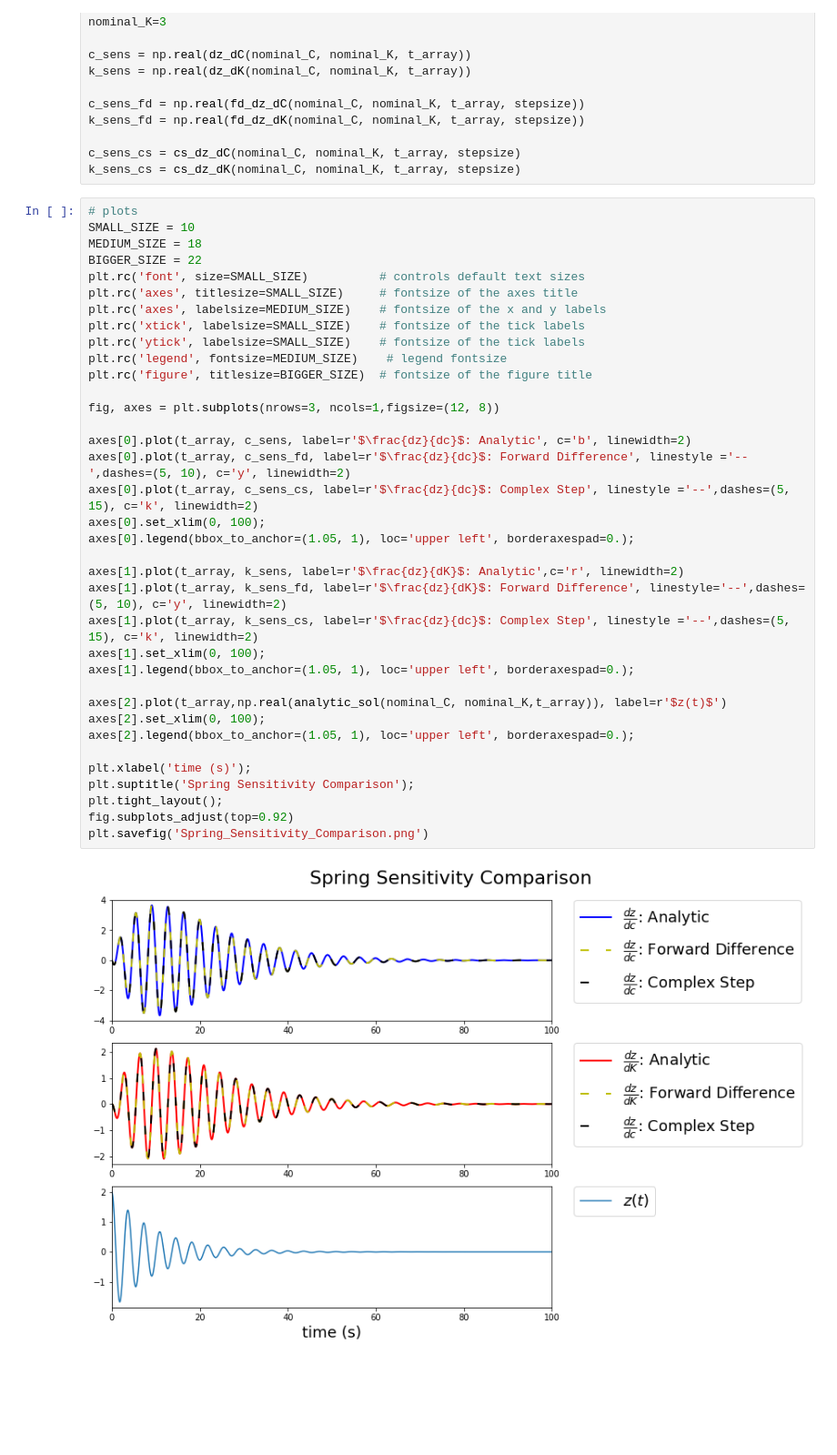
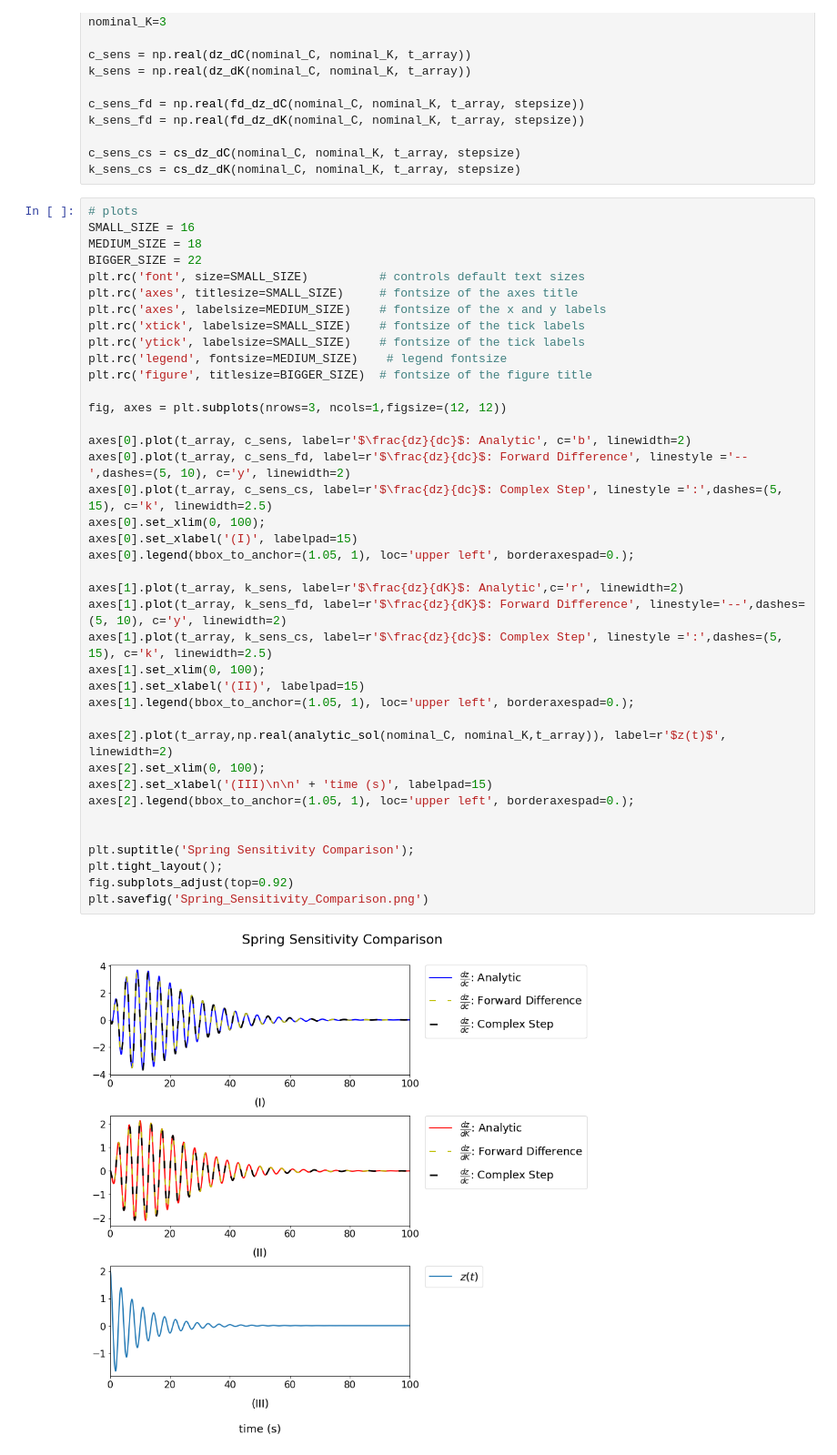
Before and after one commit to adamcwatts/MA540_UQ, a Jupyter notebook: Project2/Project2_ProblemA.ipynb, the cells around one changed output. Shown at 91% size. Cells and saved outputs as stored; diff of their text form; blank space fills up the shorter version.

```diff
--- a/Project2/Project2_ProblemA.ipynb
+++ b/Project2/Project2_ProblemA.ipynb
@@ -65,42 +70,45 @@ c_sens_cs = cs_dz_dC(nominal_C, nominal_K, t_array, stepsize)
 k_sens_cs = cs_dz_dK(nominal_C, nominal_K, t_array, stepsize)
 # %%
 # plots
-SMALL_SIZE = 10
+SMALL_SIZE = 16
 MEDIUM_SIZE = 18
 BIGGER_SIZE = 22
 plt.rc('font', size=SMALL_SIZE)          # controls default text sizes
 plt.rc('axes', titlesize=SMALL_SIZE)     # fontsize of the axes title
 plt.rc('axes', labelsize=MEDIUM_SIZE)    # fontsize of the x and y labels
 plt.rc('xtick', labelsize=SMALL_SIZE)    # fontsize of the tick labels
 plt.rc('ytick', labelsize=SMALL_SIZE)    # fontsize of the tick labels
 plt.rc('legend', fontsize=MEDIUM_SIZE)    # legend fontsize
 plt.rc('figure', titlesize=BIGGER_SIZE)  # fontsize of the figure title
 
-fig, axes = plt.subplots(nrows=3, ncols=1,figsize=(12, 8))
+fig, axes = plt.subplots(nrows=3, ncols=1,figsize=(12, 12))
 
 axes[0].plot(t_array, c_sens, label=r'$\frac{dz}{dc}$: Analytic', c='b', linewidth=2)
 axes[0].plot(t_array, c_sens_fd, label=r'$\frac{dz}{dc}$: Forward Difference', linestyle ='--',dashes=(5, 10), c='y', linewidth=2)
-axes[0].plot(t_array, c_sens_cs, label=r'$\frac{dz}{dc}$: Complex Step', linestyle ='--',dashes=(5, 15), c='k', linewidth=2)
+axes[0].plot(t_array, c_sens_cs, label=r'$\frac{dz}{dc}$: Complex Step', linestyle =':',dashes=(5, 15), c='k', linewidth=2.5)
 axes[0].set_xlim(0, 100);
+axes[0].set_xlabel('(I)', labelpad=15)
 axes[0].legend(bbox_to_anchor=(1.05, 1), loc='upper left', borderaxespad=0.);
 
 axes[1].plot(t_array, k_sens, label=r'$\frac{dz}{dK}$: Analytic',c='r', linewidth=2)
 axes[1].plot(t_array, k_sens_fd, label=r'$\frac{dz}{dK}$: Forward Difference', linestyle='--',dashes=(5, 10), c='y', linewidth=2)
-axes[1].plot(t_array, k_sens_cs, label=r'$\frac{dz}{dc}$: Complex Step', linestyle ='--',dashes=(5, 15), c='k', linewidth=2)
+axes[1].plot(t_array, k_sens_cs, label=r'$\frac{dz}{dc}$: Complex Step', linestyle =':',dashes=(5, 15), c='k', linewidth=2.5)
 axes[1].set_xlim(0, 100);
+axes[1].set_xlabel('(II)', labelpad=15)
 axes[1].legend(bbox_to_anchor=(1.05, 1), loc='upper left', borderaxespad=0.);
 
-axes[2].plot(t_array,np.real(analytic_sol(nominal_C, nominal_K,t_array)), label=r'$z(t)$')
+axes[2].plot(t_array,np.real(analytic_sol(nominal_C, nominal_K,t_array)), label=r'$z(t)$', linewidth=2)
 axes[2].set_xlim(0, 100);
+axes[2].set_xlabel('(III)\n\n' + 'time (s)', labelpad=15)
 axes[2].legend(bbox_to_anchor=(1.05, 1), loc='upper left', borderaxespad=0.);
 
-plt.xlabel('time (s)');
+
 plt.suptitle('Spring Sensitivity Comparison');
 plt.tight_layout();
 fig.subplots_adjust(top=0.92)
 plt.savefig('Spring_Sensitivity_Comparison.png')
 # %% [output]
-[figure, old version]
+[figure, new version]
 # %%
 fig, axes = plt.subplots(nrows=2, ncols=1,figsize=(12, 8))
 axes[0].plot(t_array, c_sens-c_sens_fd, label=r'$\Delta \ \frac{dz}{dC}$:  Analytic-Forward Diff' , c='b',linewidth=2)
```
Also changed, not shown: parts of 9 cells of this notebook, 1 other file.
